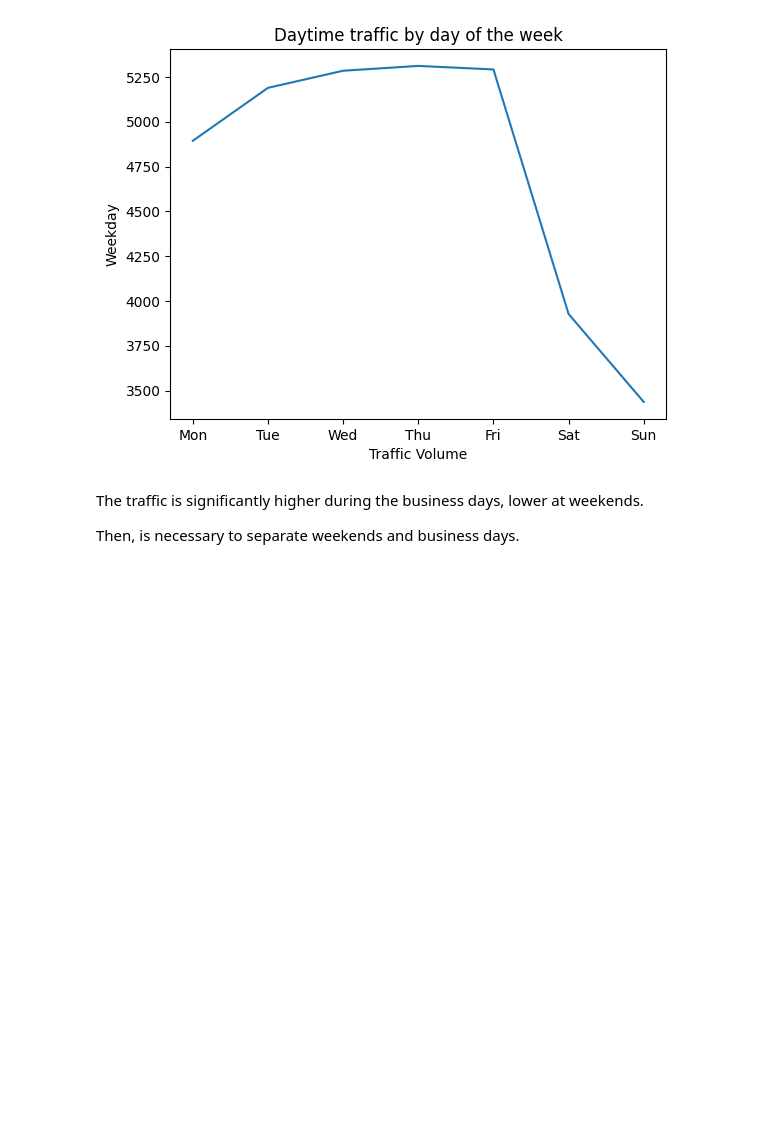
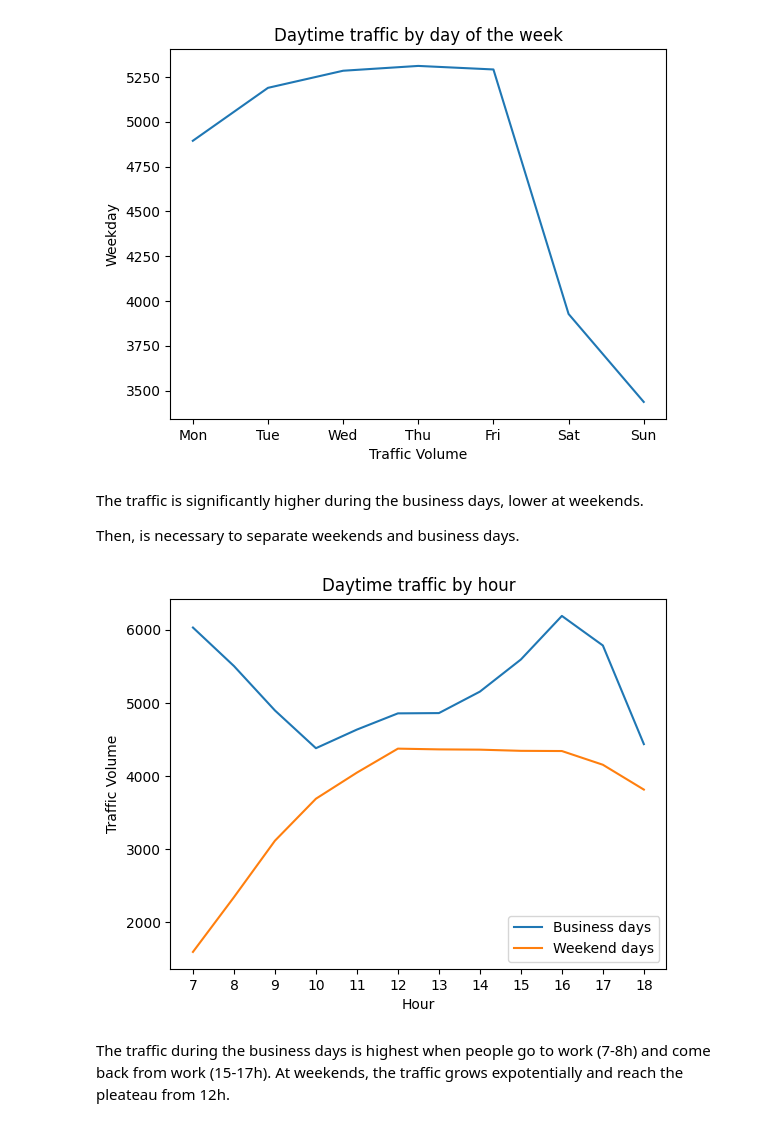
Before and after one commit to Krzesimir13/DataQuest, a Jupyter notebook: traffic_I_94.ipynb, the cells around one changed output. Cells and saved outputs as stored; diff of their text form; code cells hidden in the pictures; blank space fills up the shorter version.

```diff
--- a/traffic_I_94.ipynb
+++ b/traffic_I_94.ipynb
@@ -224,3 +227,26 @@ plt.show()
 The traffic is significantly higher during the business days, lower at weekends.
 
 Then, is necessary to separate weekends and business days.
+# %%
+business_day = daytraffic[daytraffic['date_time'].dt.dayofweek <= 4]
+weekend_day = daytraffic[daytraffic['date_time'].dt.dayofweek > 4]
+# %%
+business_by_hour = business_day.groupby('hour')['traffic_volume'].\
+                    mean(numeric_only=True)
+weekend_by_hour = weekend_day.groupby('hour')['traffic_volume'].\
+                    mean(numeric_only=True)
+
+sns.lineplot(business_by_hour, label='Business days')
+sns.lineplot(weekend_by_hour, label='Weekend days')
+
+plt.title('Daytime traffic by hour')
+plt.xlabel('Hour')
+plt.ylabel('Traffic Volume')
+plt.legend()
+plt.xticks(range(7, 19))
+plt.show()
+# %% [output]
+[figure, added]
+# %% [markdown]
+The traffic during the business days is highest when people go to work (7-8h) and come back from work (15-17h).
+At weekends, the traffic grows expotentially and reach the pleateau from 12h.
```
Also changed, not shown: parts of 24 cells of this notebook.
